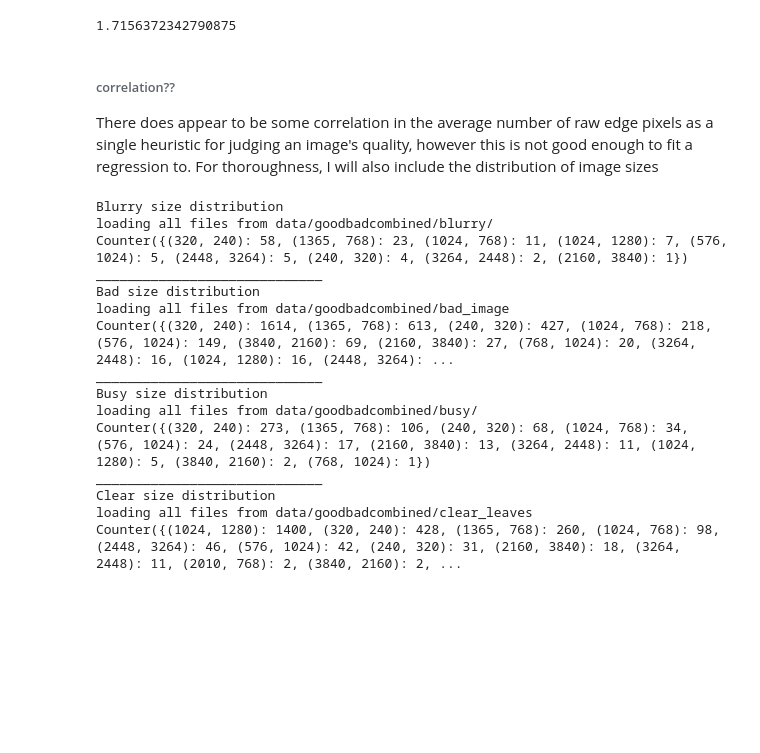
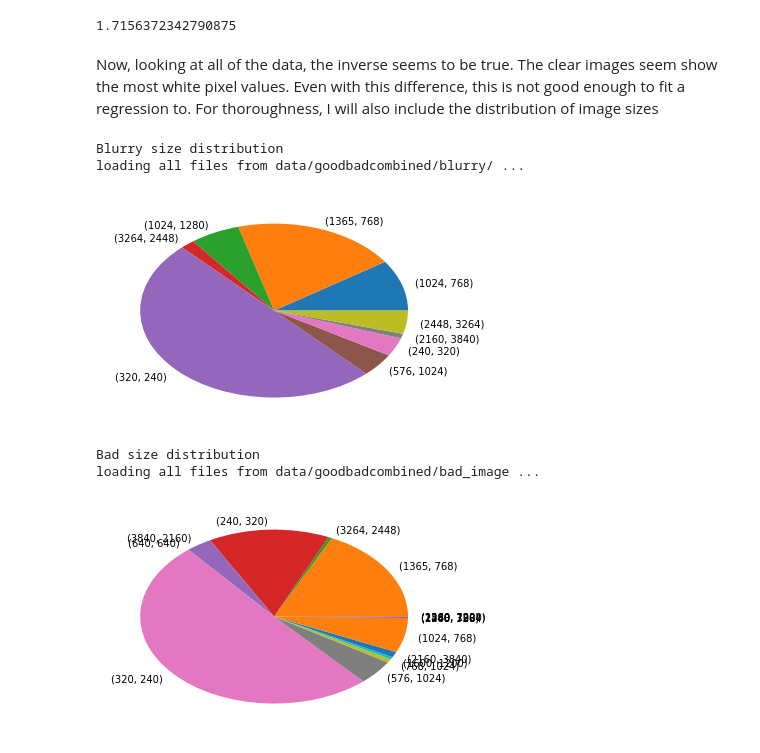
Before and after one commit to Dominiquo/image_quality, a Jupyter notebook: Quality_Control_Model.ipynb, the cells around one changed output. Cells and saved outputs as stored; diff of their text form; code cells hidden in the pictures; blank space fills up the shorter version.

```diff
--- a/Quality_Control_Model.ipynb
+++ b/Quality_Control_Model.ipynb
@@ -120,35 +148,26 @@ loading all files from data/goodbadcombined/bad_image ...
 average edge pixels for all Bad images: 1.72
 1.7156372342790875
 # %% [markdown]
-###### correlation??
-There does appear to be some correlation in the average number of raw edge pixels as a single heuristic for judging an image's quality, however this is not good enough to fit a regression to. For thoroughness, I will also include the distribution of image sizes
+Now, looking at all of the data, the inverse seems to be true. The clear images seem show the most white pixel values. Even with this difference, this is not good enough to fit a regression to. For thoroughness, I will also include the distribution of image sizes
 # %%
 # TODO: make this into a plot for ease of use
 
 print 'Blurry size distribution'
-print Counter([v.shape for v in utils.load_data(blurry_path, 0)])
-print '_____________________________'
-print 'Bad size distribution'
-print Counter([v.shape for v in utils.load_data(bad_path, 0)])
-print '_____________________________'
-print 'Busy size distribution'
-print Counter([v.shape for v in utils.load_data(busy_path, 0)])
-print '_____________________________'
-print 'Clear size distribution'
-print Counter([v.shape for v in utils.load_data(clear_path, 0)])
+blurry_counts = Counter([v.shape for v in utils.load_data(blurry_path, 0)])
+plt.pie([float(v) for v in blurry_counts.values()], labels=[k for k in blurry_counts],
+           autopct=None)
+plt.show()
 # %% [output]
 Blurry size distribution
-loading all files from data/goodbadcombined/blurry/
-Counter({(320, 240): 58, (1365, 768): 23, (1024, 768): 11, (1024, 1280): 7, (576, 1024): 5, (2448, 3264): 5, (240, 320): 4, (3264, 2448): 2, (2160, 3840): 1})
-_____________________________
-Bad size distribution
-loading all files from data/goodbadcombined/bad_image
-Counter({(320, 240): 1614, (1365, 768): 613, (240, 320): 427, (1024, 768): 218, (576, 1024): 149, (3840, 2160): 69, (2160, 3840): 27, (768, 1024): 20, (3264, 2448): 16, (1024, 1280): 16, (2448, 3264): ...
-_____________________________
-Busy size distribution
-loading all files from data/goodbadcombined/busy/
-Counter({(320, 240): 273, (1365, 768): 106, (240, 320): 68, (1024, 768): 34, (576, 1024): 24, (2448, 3264): 17, (2160, 3840): 13, (3264, 2448): 11, (1024, 1280): 5, (3840, 2160): 2, (768, 1024): 1})
-_____________________________
-Clear size distribution
-loading all files from data/goodbadcombined/clear_leaves
-Counter({(1024, 1280): 1400, (320, 240): 428, (1365, 768): 260, (1024, 768): 98, (2448, 3264): 46, (576, 1024): 42, (240, 320): 31, (2160, 3840): 18, (3264, 2448): 11, (2010, 768): 2, (3840, 2160): 2, ...
+loading all files from data/goodbadcombined/blurry/ ...
+[figure, added]
+# %%
+print 'Bad size distribution'
+bad_counter = Counter([v.shape for v in utils.load_data(bad_path, 0)])
+plt.pie([float(v) for v in bad_counter.values()], labels=[k for k in bad_counter],
+           autopct=None)
+plt.show()
+# %% [output]
+Bad size distribution
+loading all files from data/goodbadcombined/bad_image ...
+[figure, added]
```
Also changed, not shown: parts of 6 cells of this notebook, 1 other file.
